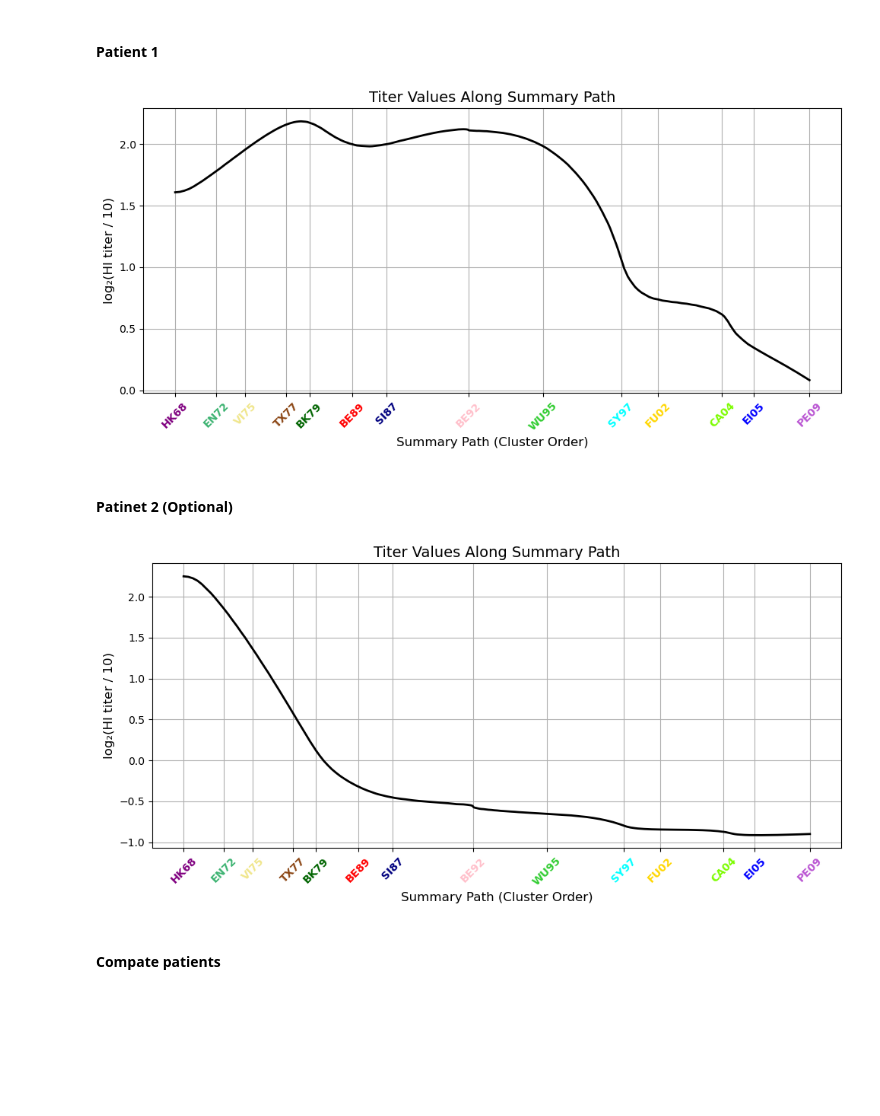
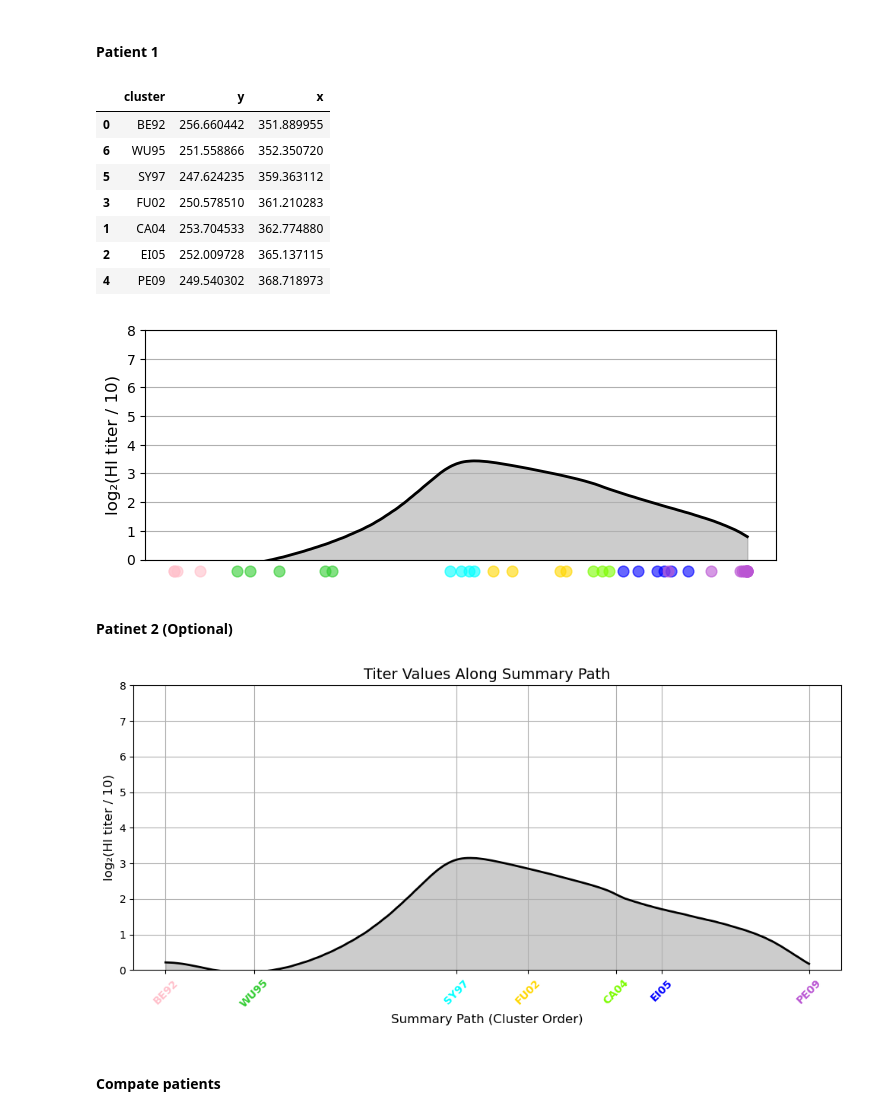
Before and after one commit to benmaman/landscape-antigen, a Jupyter notebook: main_nb.ipynb, the cells around one changed output. Saved outputs shown, nothing was run; the diff lists cells and outputs as text; code cells hidden in the pictures; blank space fills up the shorter version.

```diff
--- a/main_nb.ipynb
+++ b/main_nb.ipynb
@@ -204,15 +232,69 @@ masked_z2,x2_path_valid,y2_path_valid,z2_path_valid=plot3d_antibody_surface(X_2,
 ### 4. 2D antibody landscape
 # %% [markdown]
 #### Patient 1
+# %%
+df_centroids
+# %% [output]
+|  | cluster | y | x |
+| 0 | BE92 | 256.660442 | 351.889955 |
+| 6 | WU95 | 251.558866 | 352.350720 |
+| 5 | SY97 | 247.624235 | 359.363112 |
+| 3 | FU02 | 250.578510 | 361.210283 |
+| 1 | CA04 | 253.704533 | 362.774880 |
+| 2 | EI05 | 252.009728 | 365.137115 |
+| 4 | PE09 | 249.540302 | 368.718973 |
+# %%
+import numpy as np
+import matplotlib.pyplot as plt
+
+def plot_2d_landscape1(x_path_valid, y_path_valid, z_path_valid, df_centroids, weight=0.9):
+    # Step 1: Compute distance along path
+    path_deltas = np.sqrt(np.diff(x_path_valid)**2 + np.diff(y_path_valid)**2)
+    path_distance = np.concatenate([[0], np.cumsum(path_deltas)])
+
+    # Step 2: EMA smoothing
+    z_path_valid = smooth(z_path_valid, weight)
+
+    # Step 3: Find closest point on path for each cluster centroid
+    tick_positions = []
+    tick_colors = []
+
+    for _, row in df_centroids.iterrows():
+        cx, cy = row['AG coordinate 2'], row['AG coordinate 1']
+        dists = np.sqrt((x_path_valid - cx)**2 + (y_path_valid - cy)**2)
+        closest_idx = np.argmin(dists)
+
+        tick_positions.append(path_distance[closest_idx])
+        tick_colors.append(row['color'])
+
+    # Step 4: Plot
+    fig, ax = plt.subplots(figsize=(7, 5))
+    ax.plot(path_distance, z_path_valid, color='black', linewidth=2)
+    ax.fill_between(path_distance, -1, z_path_valid, color="gray", alpha=0.4)
+
+    ax.set_ylabel('log₂(HI titer / 10)', fontsize=12)
+    ax.set_ylim(0, 8)
+    ax.grid(True)
+
+    # Step 5: Plot dots absolutely below the x-axis using axes coordinates
+    for xdata, color in zip(tick_positions, tick_colors):
+        # Convert data x to axes fraction
+        x_axes = ax.transData.transform((xdata, 0))[0]
+        x_axes = ax.transAxes.inverted().transform((x_axes, 0))[0]
+        ax.scatter(x_axes, -0.05, color=color, s=60,alpha=0.6, transform=ax.transAxes, clip_on=False)
+    plt.xticks([])
+    plt.tight_layout()
+    plt.subplots_adjust(bottom=0.5)
+    plt.show()
 # %%
-plot_2d_landscape(x_path_valid,y_path_valid,z_path_valid,df_centroids)
+plot_2d_landscape1(x_path_valid,y_path_valid,z_path_valid,df_landscape,weight=0.9)
 # %% [output]
-[figure, old version]
+[figure, new version]
 # %% [markdown]
 #### Patinet 2 (Optional)
 # %%
-plot_2d_landscape(x2_path_valid,y2_path_valid,z2_path_valid,df_centroids)
+plot_2d_landscape(x2_path_valid,y2_path_valid,z2_path_valid,df_centroids2,weight=0.9)
 # %% [output]
-[figure, old version]
+[figure, new version]
 # %% [markdown]
 #### Compate patients
```
Also changed, not shown: parts of 23 cells of this notebook, 2 other files.
